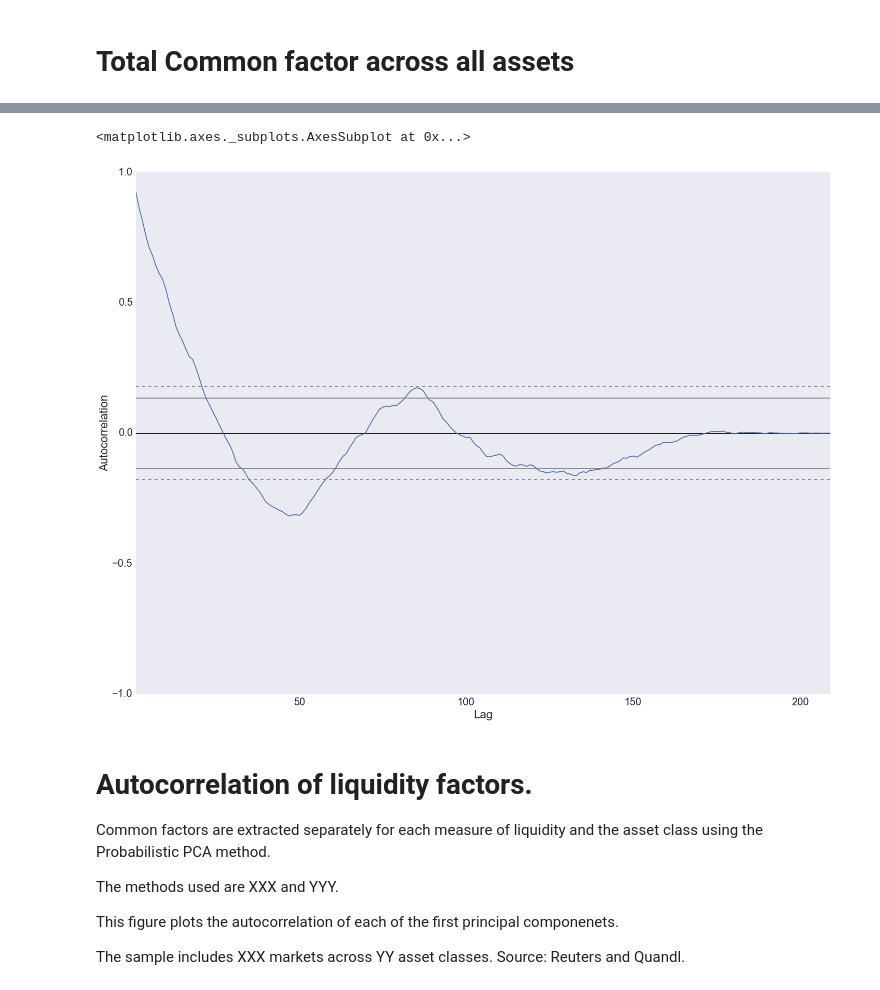
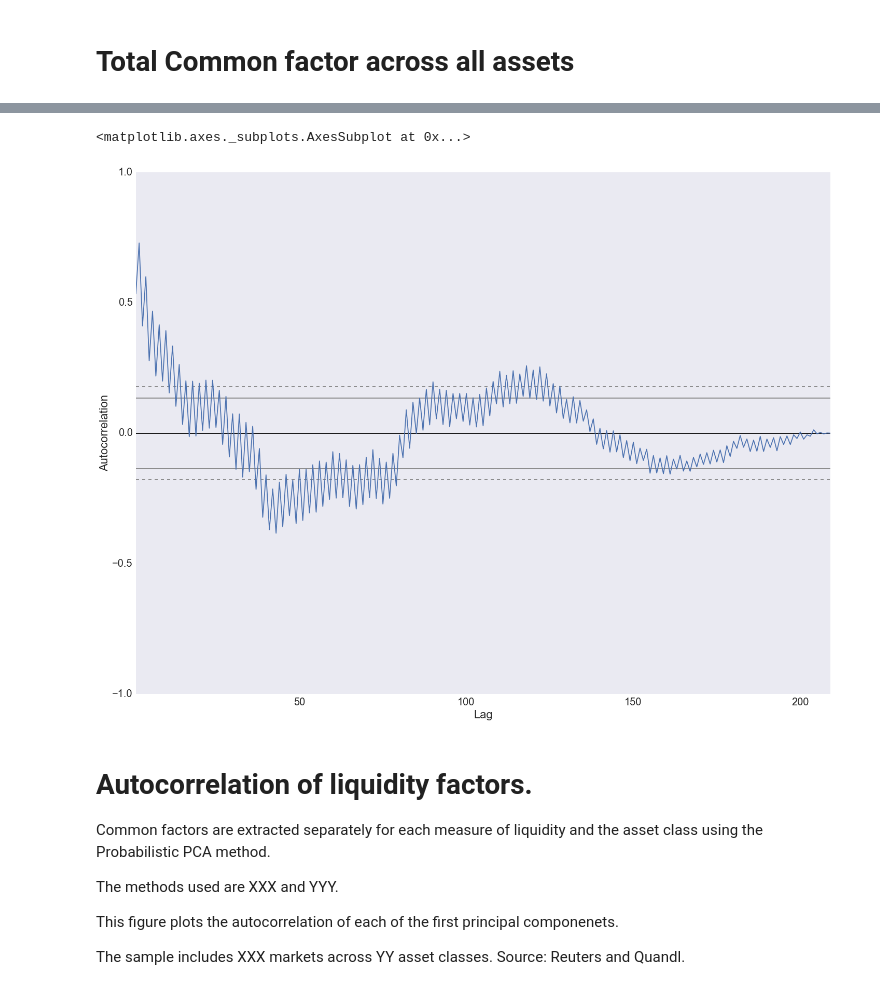
Before and after one commit to mrefermat/FinancePhD, a Jupyter notebook: LiquidityMomentum/Table 3a- Autocorrelation of TotalLiqudityFactor.ipynb, the cells around one changed output, grey strips where cells are left out. Cells and saved outputs as stored; diff of their text form; code cells hidden in the pictures.

```diff
--- a/LiquidityMomentum/Table 3a- Autocorrelation of TotalLiqudityFactor.ipynb
+++ b/LiquidityMomentum/Table 3a- Autocorrelation of TotalLiqudityFactor.ipynb
@@ -109,4 +112,9 @@ This will change in a future version of pandas, use inplace=True to avoid this w
 # %%
 totalFactor=pd.DataFrame()
-for s in ['Commodities', 'Equities', 'Fixed Income','Total']:
+for s in ['Agriculturals',
+ 'Energies',
+ 'Equities',
+ 'Metals',
+ 'Fixed Income',
+ 'Total']:
     totalFactor[s]=sector_PC[s].mean(axis=1)
@@ -113,9 +126,9 @@ for s in ['Commodities', 'Equities', 'Fixed Income','Total']:
 # %%
 from pandas.plotting import autocorrelation_plot
-autocorrelation_plot(totalFactor['Total'])
+autocorrelation_plot(totalFactor['Agriculturals'])
 # %% [output]
 <matplotlib.axes._subplots.AxesSubplot at 0x...>
-[figure, old version]
+[figure, new version]
 # %% [markdown]
 # Autocorrelation of liquidity factors.
 
```
Also changed, not shown: parts of 9 cells of this notebook, 2 other files.
